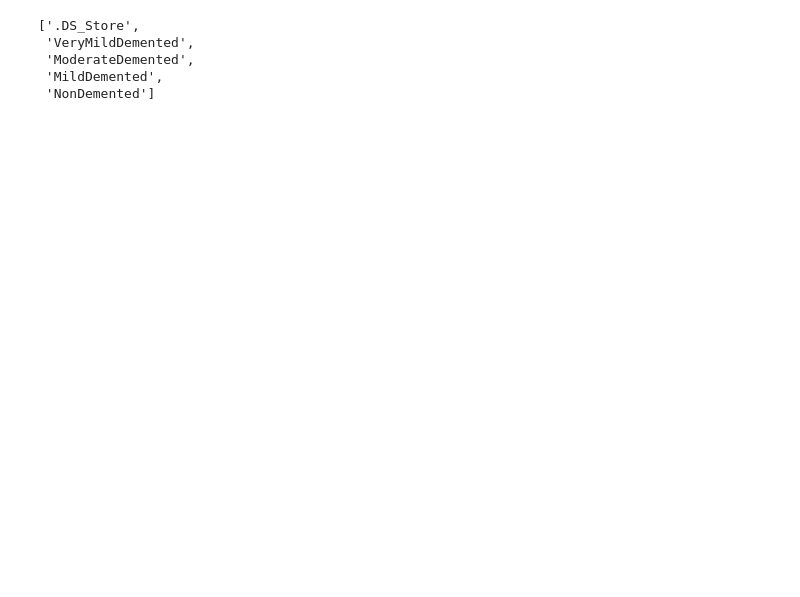
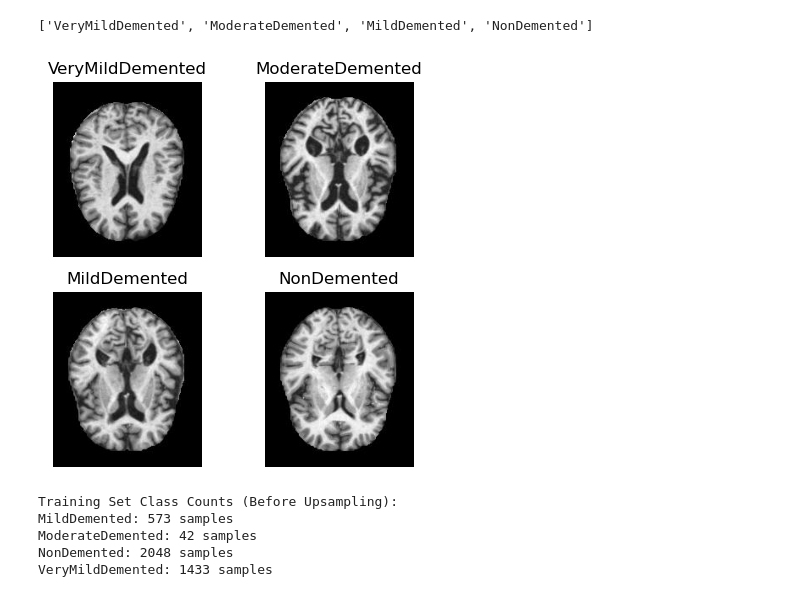
Before and after one commit to XinbeiYu00/ADMRI, a Jupyter notebook: cnn_base.ipynb, the cells around one changed output. Drawn from its saved outputs; the diff is of its cells as text; code cells hidden in the pictures; blank space fills up the shorter version.

```diff
--- a/cnn_base.ipynb
+++ b/cnn_base.ipynb
@@ -23,12 +27,29 @@ from sklearn.metrics import classification_report, accuracy_score
 train_dir = 'data/Alzheimer_s Dataset/train'
 test_dir = 'data/Alzheimer_s Dataset/test'
 # %%
-# Get class names
-class_names = os.listdir(train_dir)
-class_names
+# # Get class names
+# class_names = os.listdir(train_dir)
+# Get class names and filter out .DS_Store
+class_names = [name for name in os.listdir(train_dir) if name != '.DS_Store']
+print(class_names)
 # %% [output]
-['.DS_Store',
- 'VeryMildDemented',
- 'ModerateDemented',
- 'MildDemented',
- 'NonDemented']
+['VeryMildDemented', 'ModerateDemented', 'MildDemented', 'NonDemented']
+# %%
+# Print sample images from each class
+plt.figure(figsize=(5, 5))
+for i, class_name in enumerate(class_names):
+    # Get a random image from the class directory
+    img_name = np.random.choice(os.listdir(os.path.join(train_dir, class_name)))
+    img_path = os.path.join(train_dir, class_name, img_name)
+
+    # Read and display the image
+    img = cv2.imread(img_path)
+    img = cv2.cvtColor(img, cv2.COLOR_BGR2RGB)
+
+    plt.subplot(2, 2, i + 1)
+    plt.imshow(img)
+    plt.title(class_name)
+    plt.axis('off')
+plt.show()
+# %% [output]
+[figure, added]
@@ -34,0 +80,11 @@ class_names
+# %%
+# Print the count of each class for training set before upsampling
+print("Training Set Class Counts (Before Upsampling):")
+for class_name, count in zip(train_class_counts[0], train_class_counts[1]):
+    print(f"{class_name}: {count} samples")
+# %% [output]
+Training Set Class Counts (Before Upsampling):
+MildDemented: 573 samples
+ModerateDemented: 42 samples
+NonDemented: 2048 samples
+VeryMildDemented: 1433 samples
```
Also changed, not shown: parts of 32 cells of this notebook.
